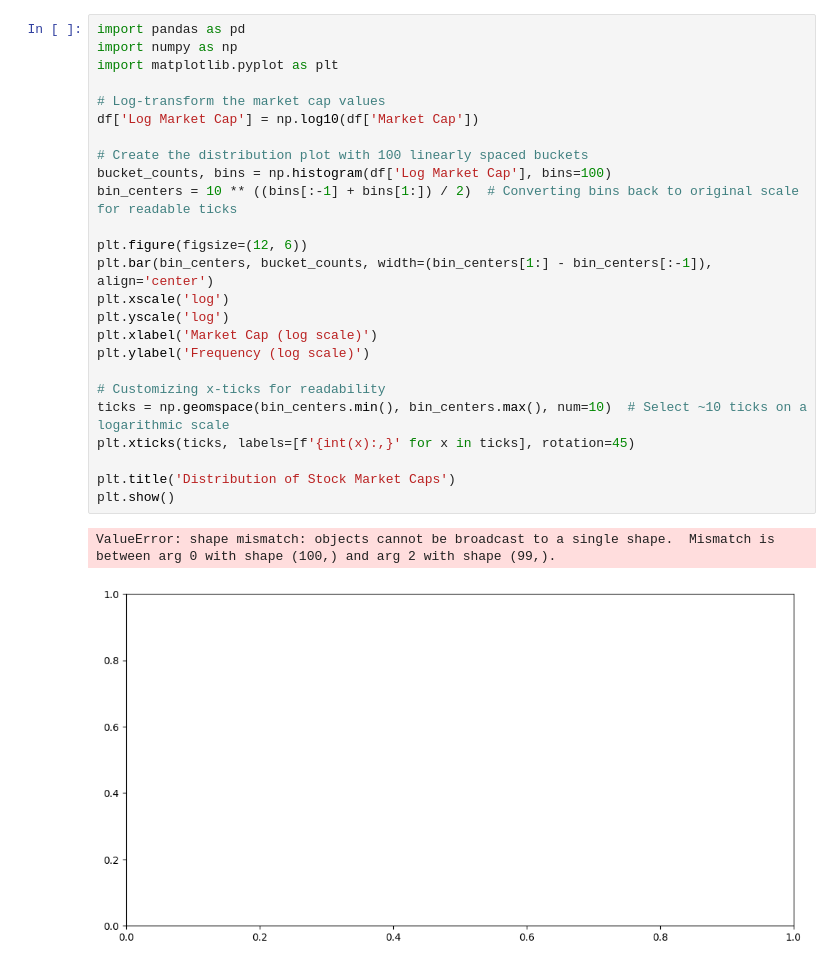
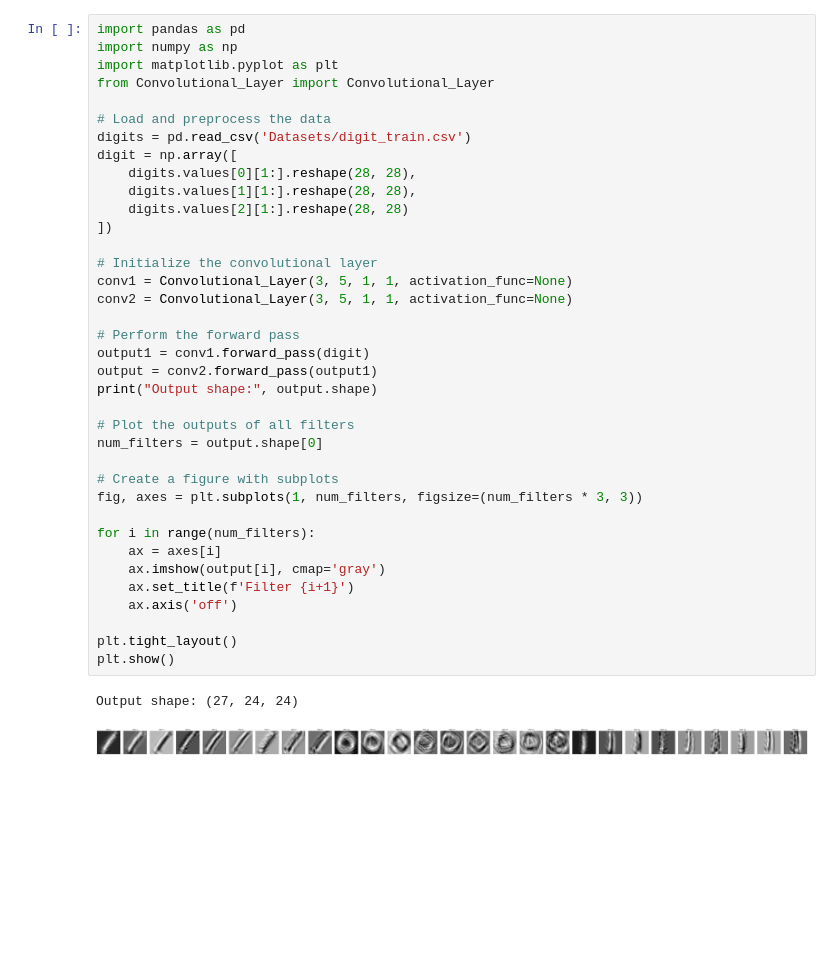
Before and after one commit to jtang25/NeuralNetwork, a Jupyter notebook: test2.ipynb, the cells around one changed output. Drawn from its saved outputs; the diff is of its cells as text; blank space fills up the shorter version.

Commit message:
forward conv

```diff
--- a/test2.ipynb
+++ b/test2.ipynb
@@ -120,28 +1,40 @@ plt.show()
-# %%
-import pandas as pd
-import numpy as np
-import matplotlib.pyplot as plt
-
-# Log-transform the market cap values
-df['Log Market Cap'] = np.log10(df['Market Cap'])
-
-# Create the distribution plot with 100 linearly spaced buckets
-bucket_counts, bins = np.histogram(df['Log Market Cap'], bins=100)
-bin_centers = 10 ** ((bins[:-1] + bins[1:]) / 2)  # Converting bins back to original scale for readable ticks
-
-plt.figure(figsize=(12, 6))
-plt.bar(bin_centers, bucket_counts, width=(bin_centers[1:] - bin_centers[:-1]), align='center')
-plt.xscale('log')
-plt.yscale('log')
-plt.xlabel('Market Cap (log scale)')
-plt.ylabel('Frequency (log scale)')
-
-# Customizing x-ticks for readability
-ticks = np.geomspace(bin_centers.min(), bin_centers.max(), num=10)  # Select ~10 ticks on a logarithmic scale
-plt.xticks(ticks, labels=[f'{int(x):,}' for x in ticks], rotation=45)
-
-plt.title('Distribution of Stock Market Caps')
-plt.show()
-# %% [output]
-ValueError: shape mismatch: objects cannot be broadcast to a single shape.  Mismatch is between arg 0 with shape (100,) and arg 2 with shape (99,).
-[figure, removed]
+# %%
+import pandas as pd
+import numpy as np
+import matplotlib.pyplot as plt
+from Convolutional_Layer import Convolutional_Layer
+
+# Load and preprocess the data
+digits = pd.read_csv('Datasets/digit_train.csv')
+digit = np.array([
+    digits.values[0][1:].reshape(28, 28),
+    digits.values[1][1:].reshape(28, 28),
+    digits.values[2][1:].reshape(28, 28)
+])
+
+# Initialize the convolutional layer
+conv1 = Convolutional_Layer(3, 5, 1, 1, activation_func=None)
+conv2 = Convolutional_Layer(3, 5, 1, 1, activation_func=None)
+
+# Perform the forward pass
+output1 = conv1.forward_pass(digit)
+output = conv2.forward_pass(output1)
+print("Output shape:", output.shape)
+
+# Plot the outputs of all filters
+num_filters = output.shape[0]
+
+# Create a figure with subplots
+fig, axes = plt.subplots(1, num_filters, figsize=(num_filters * 3, 3))
+
+for i in range(num_filters):
+    ax = axes[i]
+    ax.imshow(output[i], cmap='gray')
+    ax.set_title(f'Filter {i+1}')
+    ax.axis('off')
+
+plt.tight_layout()
+plt.show()
+# %% [output]
+Output shape: (27, 24, 24)
+[figure, added]
```
Also changed, not shown: parts of 5 cells of this notebook, 2 other files.
